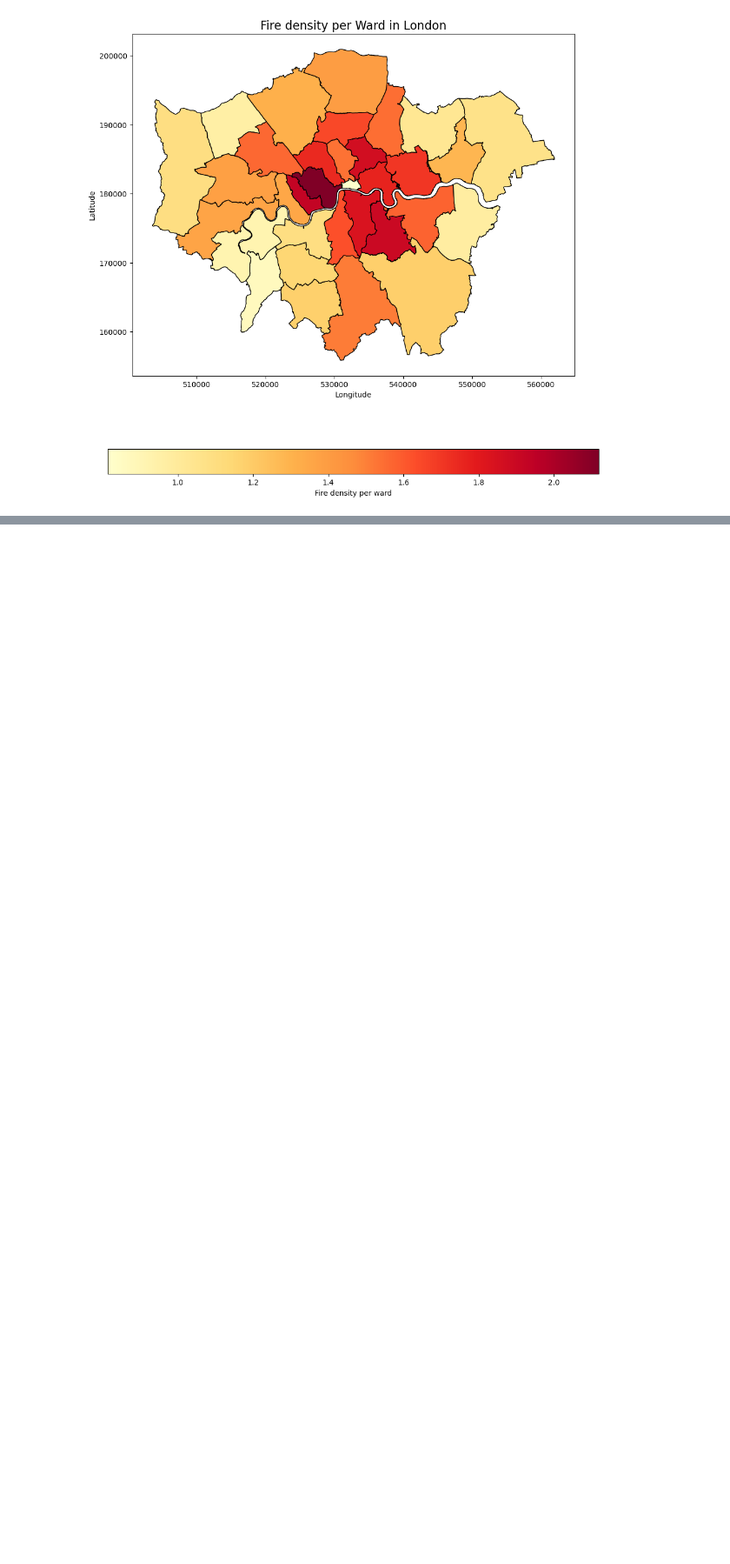
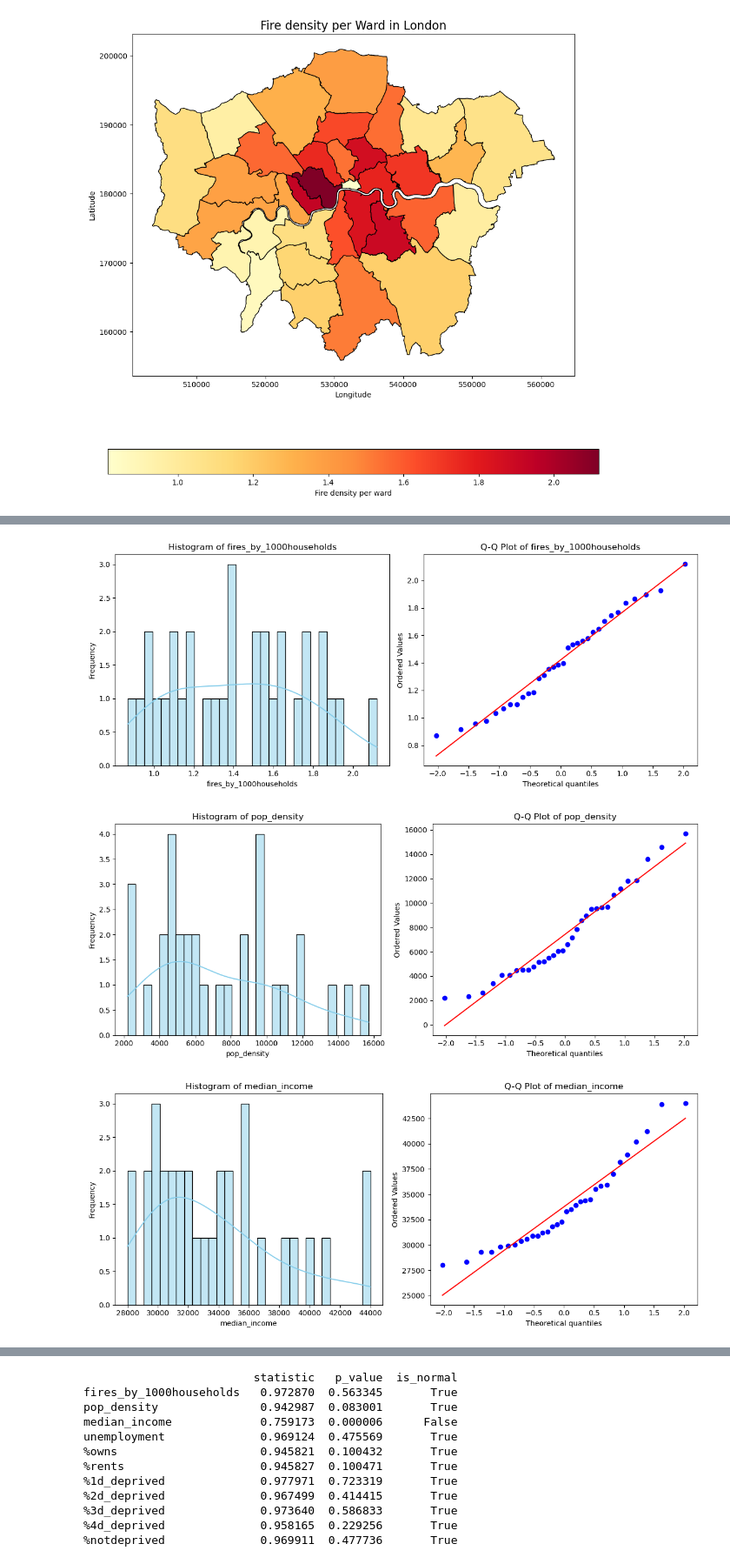
Before and after one commit to fiorellaguillen/CASA007-FINAL-ASSESSMENT, a Jupyter notebook: final_assignment.ipynb, the cells around one changed output, grey strips where cells are left out. Shown at 87% size. Cells and saved outputs as stored; diff of their text form; code cells hidden in the pictures; blank space fills up the shorter version.

```diff
--- a/final_assignment.ipynb
+++ b/final_assignment.ipynb
@@ -394,4 +348,10 @@ boros.head()
 boros['%owns']=boros['owns']/boros['households']*100
 boros['%rents']=boros['rents']/boros['households']*100
 boros['%deprived']=boros['deprived']/boros['households']*100
+boros['%1d_deprived']=boros['1d_deprivation']/boros['households']*100
+boros['%2d_deprived']=boros['2d_deprivation']/boros['households']*100
+boros['%3d_deprived']=boros['3d_deprivation']/boros['households']*100
+boros['%4d_deprived']=boros['4d_deprivation']/boros['households']*100
 boros['%notdeprived']=boros['no_deprivation']/boros['households']*100
+
+boros.head(33)
@@ -407,0 +377,7 @@ boros.head()
+# %%
+#Select only key columns for regression
+columns=['NAME', 'GSS_CODE', 'geometry', 'fires_by_1000households', 'pop_density', 'median_income', 'unemployment', '%owns', '%rents', '%1d_deprived', '%2d_deprived', '%3d_deprived', '%4d_deprived', '%notdeprived']
+
+boros_regression=boros[columns]
+boros_regression.head()
+print(boros_regression.dtypes)
@@ -407,0 +503,3 @@ boros.head()
+# %%
+#Considering City of London is an outlier on the median_income column and also has NA values in unemployment, it will be retired from the analysis
+boros_regression = boros_regression.drop(boros_regression[boros_regression['NAME'] == 'City of London'].index)
@@ -407,0 +526,39 @@ boros.head()
+# %%
+normality_results2 = {}
+
+for column in columns_to_plot:
+    plt.figure(figsize=(12, 5))
+
+    # Histograma
+    plt.subplot(1, 2, 1)
+    sns.histplot(boros_regression[column].dropna().astype(float), kde=True, bins=30, color='skyblue', edgecolor='black')
+    plt.title(f'Histogram of {column}')
+    plt.xlabel(column)
+    plt.ylabel('Frequency')
+
+    # Q-Q Plot
+    plt.subplot(1, 2, 2)
+    probplot(boros_regression[column].dropna(), dist="norm", plot=plt)
+    plt.title(f'Q-Q Plot of {column}')
+
+    plt.tight_layout()
+    plt.show()
+
+    data = boros_regression[column].dropna()
+
+    # Realizar la prueba de Shapiro-Wilk
+    stat, p_value = shapiro(data)
+
+    # Guardar el resultado
+    normality_results2[column] = {
+        'statistic': stat,
+        'p_value': p_value,
+        'is_normal': p_value > 0.05  # True si es normal, False si no
+        }
+
+results_df2 = pd.DataFrame.from_dict(normality_results2, orient='index')
+print(results_df)
+# %% [output]
+[figure, added]
+[figure, added]
+[figure, added]
@@ -407,0 +573,12 @@ boros.head()
+                         statistic   p_value  is_normal
+fires_by_1000households   0.972870  0.563345       True
+pop_density               0.942987  0.083001       True
+median_income             0.759173  0.000006      False
+unemployment              0.969124  0.475569       True
+%owns                     0.945821  0.100432       True
+%rents                    0.945827  0.100471       True
+%1d_deprived              0.977971  0.723319       True
+%2d_deprived              0.967499  0.414415       True
+%3d_deprived              0.973640  0.586833       True
+%4d_deprived              0.958165  0.229256       True
+%notdeprived              0.969911  0.477736       True
```
Also changed, not shown: parts of 47 cells of this notebook.
